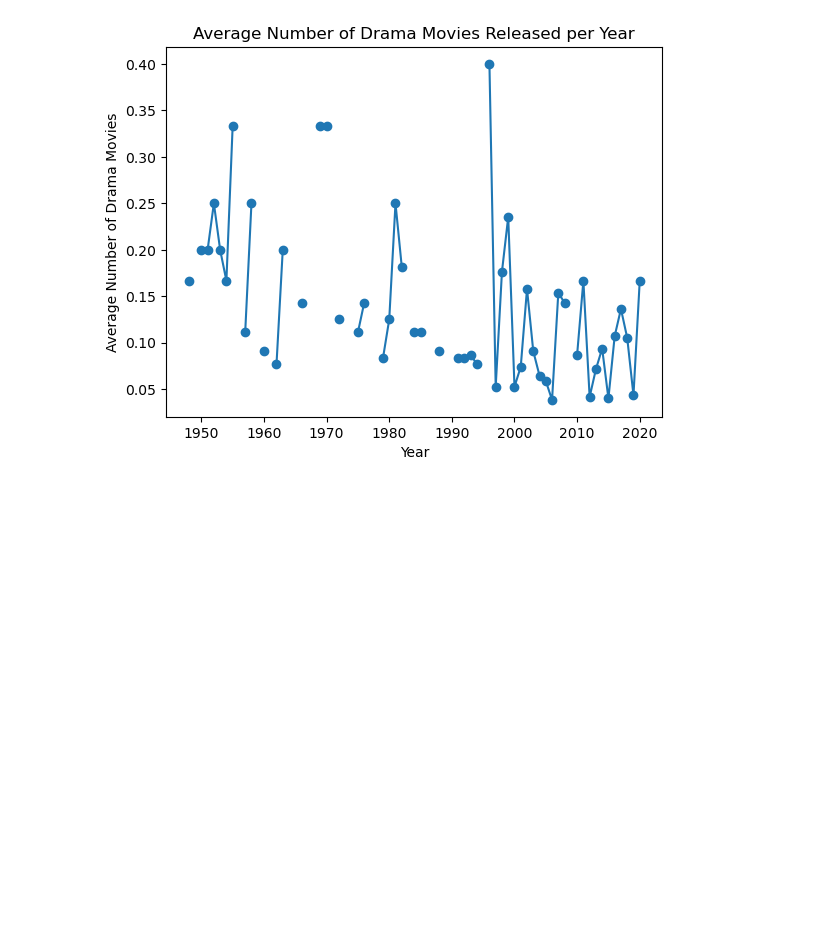
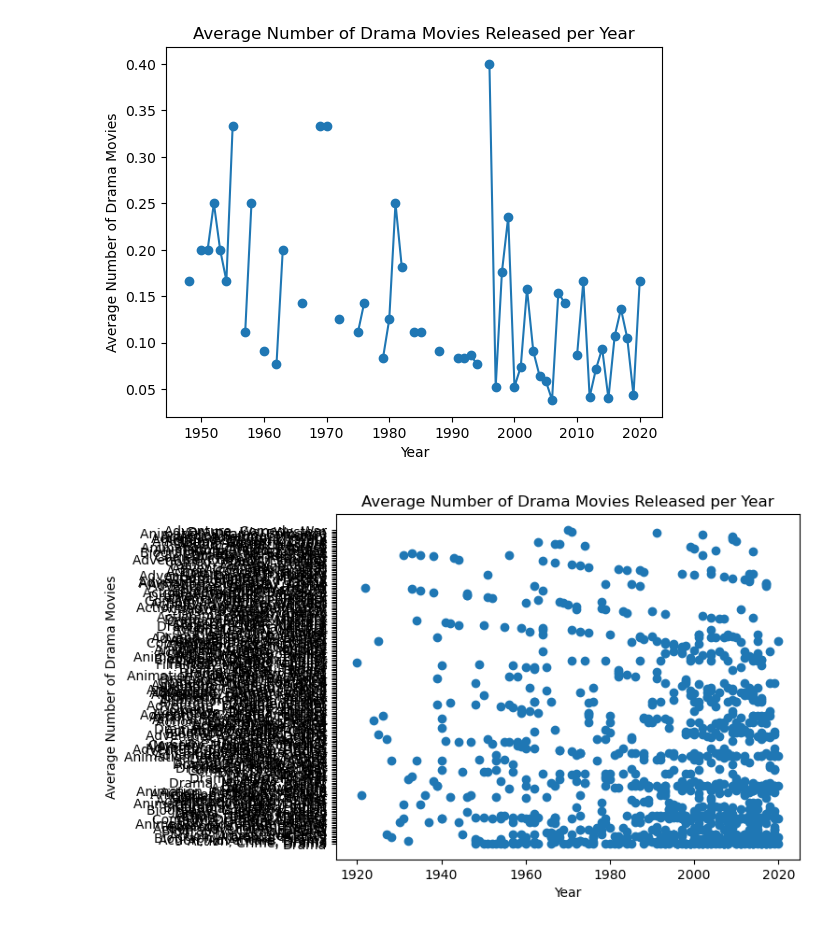
Before and after one commit to mbjurwald/assessment, a Jupyter notebook: YearDrama.ipynb, the cells around one changed output. Saved outputs shown, nothing was run; the diff lists cells and outputs as text; code cells hidden in the pictures; blank space fills up the shorter version.

```diff
--- a/YearDrama.ipynb
+++ b/YearDrama.ipynb
@@ -29,3 +29,26 @@ plt.ylabel('Average Number of Drama Movies')
 plt.show()
 # %% [output]
 [figure]
+# %%
+# Which year was most Drama movies released
+
+# Filter the DataFrame for drama genre
+genre_drama = df[df['Genre'] == 'Drama']
+
+# Convert 'Released_Year' to datetime and extract the year
+df['Released_Year'] = pd.to_datetime(df['Released_Year'], errors='coerce')
+
+# Count the number of drama movies released per year
+count_drama_yearly = genre_drama.groupby('Released_Year')['Genre'].count()
+
+# Calculate the average number of drama movies per year
+avg_drama_yearly = count_drama_yearly / df.groupby('Released_Year')['Genre'].count()
+
+plt.scatter(df['Released_Year'], df['Genre'])
+plt.title('Average Number of Drama Movies Released per Year')
+plt.xlabel('Year')
+plt.ylabel('Average Number of Drama Movies')
+
+plt.show()
+# %% [output]
+[figure, added]
```
Also changed, not shown: parts of 1 cell of this notebook, 15 other files.
